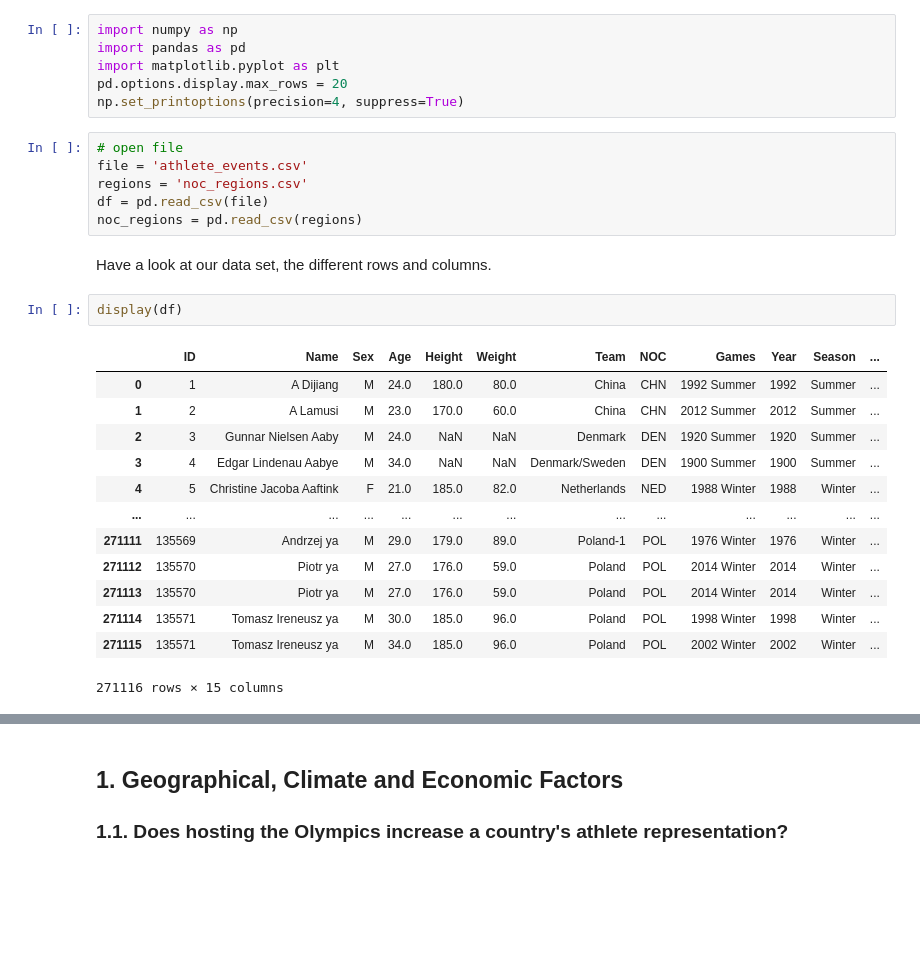
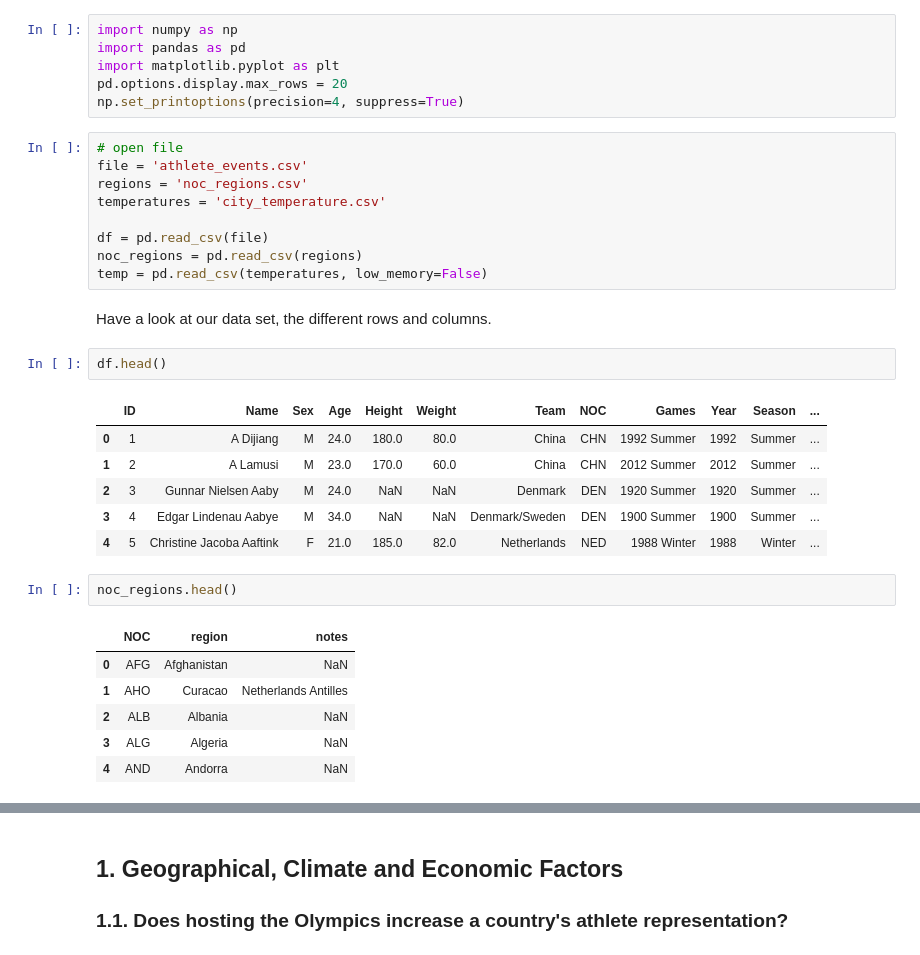
Before and after one commit to steve101q/DataWrangling, a Jupyter notebook: Olympics.ipynb, the cells around one changed output, grey strips where cells are left out. Saved outputs shown, nothing was run; the diff lists cells and outputs as text; blank space fills up the shorter version.

```diff
--- a/Olympics.ipynb
+++ b/Olympics.ipynb
@@ -17,23 +17,28 @@ np.set_printoptions(precision=4, suppress=True)
 # open file
 file = 'athlete_events.csv'
 regions = 'noc_regions.csv'
+temperatures = 'city_temperature.csv'
+
 df = pd.read_csv(file)
 noc_regions = pd.read_csv(regions)
+temp = pd.read_csv(temperatures, low_memory=False)
 # %% [markdown]
 Have a look at our data set, the different rows and columns.
 # %%
-display(df)
+df.head()
 # %% [output]
 |  | ID | Name | Sex | Age | Height | Weight | Team | NOC | Games | Year | Season | ... |
 | 0 | 1 | A Dijiang | M | 24.0 | 180.0 | 80.0 | China | CHN | 1992 Summer | 1992 | Summer | ... |
 | 1 | 2 | A Lamusi | M | 23.0 | 170.0 | 60.0 | China | CHN | 2012 Summer | 2012 | Summer | ... |
 | 2 | 3 | Gunnar Nielsen Aaby | M | 24.0 | NaN | NaN | Denmark | DEN | 1920 Summer | 1920 | Summer | ... |
 | 3 | 4 | Edgar Lindenau Aabye | M | 34.0 | NaN | NaN | Denmark/Sweden | DEN | 1900 Summer | 1900 | Summer | ... |
 | 4 | 5 | Christine Jacoba Aaftink | F | 21.0 | 185.0 | 82.0 | Netherlands | NED | 1988 Winter | 1988 | Winter | ... |
-| ... | ... | ... | ... | ... | ... | ... | ... | ... | ... | ... | ... | ... |
-| 271111 | 135569 | Andrzej ya | M | 29.0 | 179.0 | 89.0 | Poland-1 | POL | 1976 Winter | 1976 | Winter | ... |
-| 271112 | 135570 | Piotr ya | M | 27.0 | 176.0 | 59.0 | Poland | POL | 2014 Winter | 2014 | Winter | ... |
-| 271113 | 135570 | Piotr ya | M | 27.0 | 176.0 | 59.0 | Poland | POL | 2014 Winter | 2014 | Winter | ... |
-| 271114 | 135571 | Tomasz Ireneusz ya | M | 30.0 | 185.0 | 96.0 | Poland | POL | 1998 Winter | 1998 | Winter | ... |
-| 271115 | 135571 | Tomasz Ireneusz ya | M | 34.0 | 185.0 | 96.0 | Poland | POL | 2002 Winter | 2002 | Winter | ... |
-271116 rows × 15 columns
+# %%
+noc_regions.head()
+# %% [output]
+|  | NOC | region | notes |
+| 0 | AFG | Afghanistan | NaN |
+| 1 | AHO | Curacao | Netherlands Antilles |
+| 2 | ALB | Albania | NaN |
+| 3 | ALG | Algeria | NaN |
+| 4 | AND | Andorra | NaN |
```
Also changed, not shown: parts of 87 cells of this notebook.
